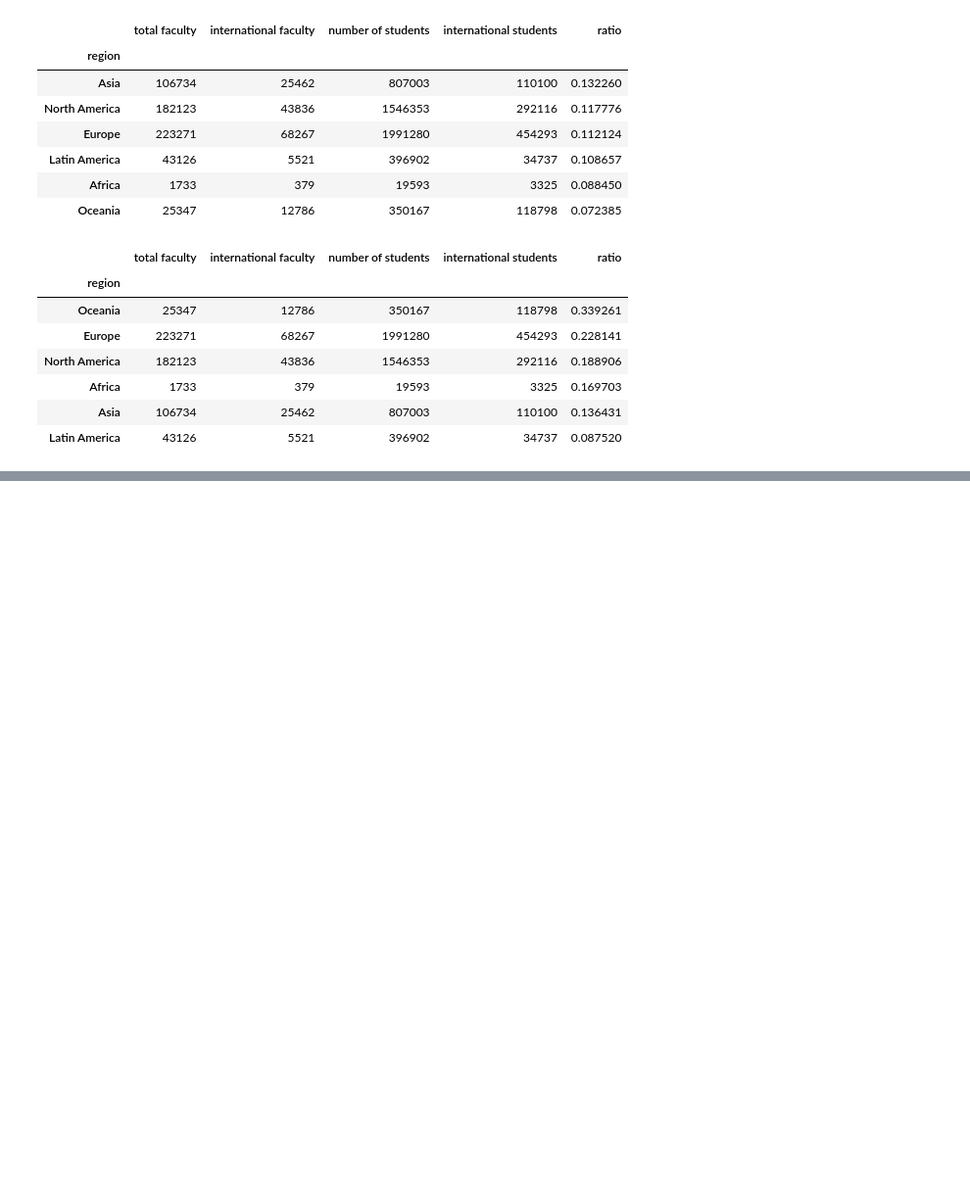
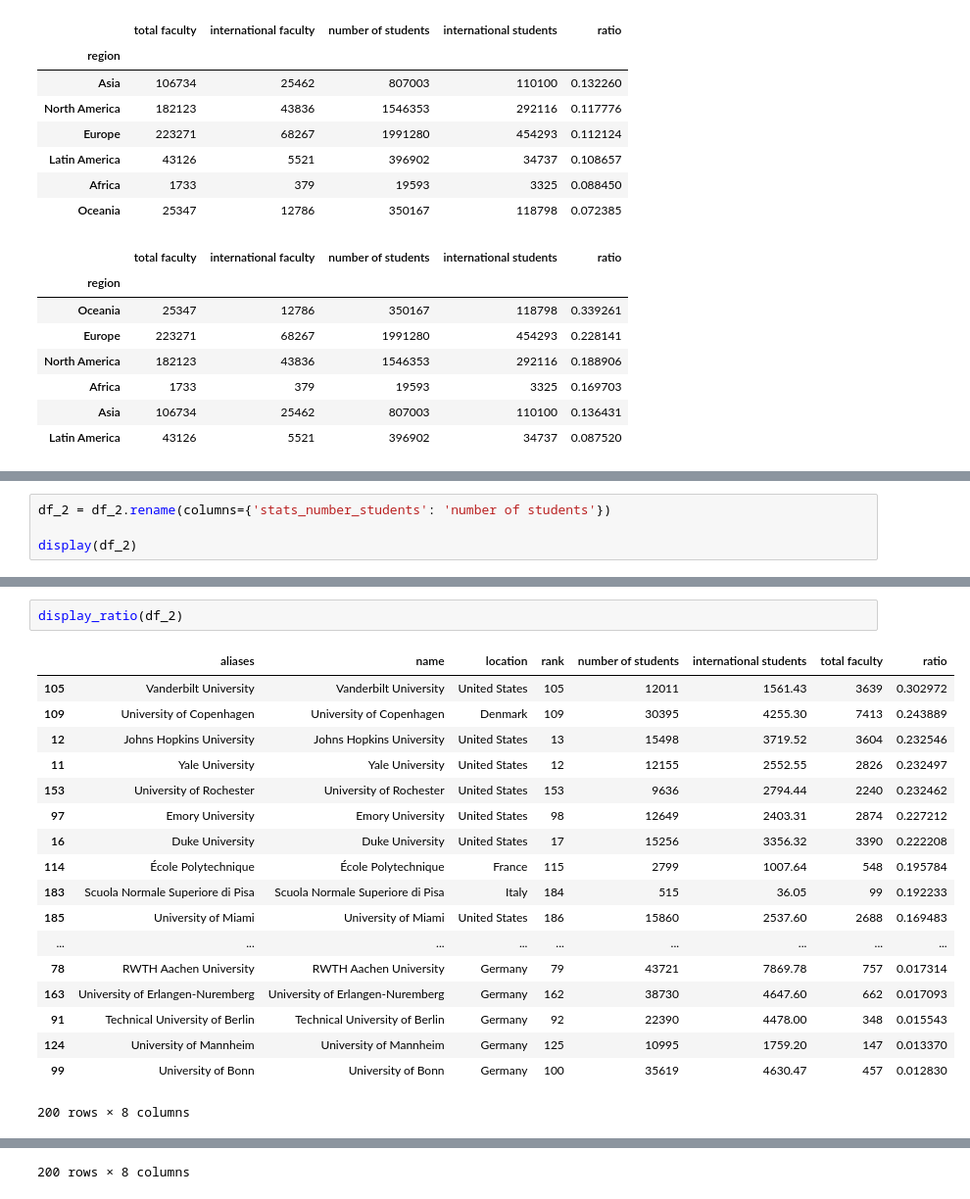
Before and after one commit to lkieliger/adagroup, a Jupyter notebook: hw2/Homework 2.ipynb, the cells around one changed output, grey strips where cells are left out. Shown: that part at 98% size. Drawn from its saved outputs; the diff is of its cells as text; blank space fills up the shorter version.

```diff
--- a/hw2/Homework 2.ipynb
+++ b/hw2/Homework 2.ipynb
@@ -265,0 +333,4 @@ print(end - start)
+# %%
+df_2 = df_2.rename(columns={'stats_number_students': 'number of students'})
+
+display(df_2)
@@ -265,0 +356,21 @@ print(end - start)
+# %%
+display_ratio(df_2)
+# %% [output]
+|  | aliases | name | location | rank | number of students | international students | total faculty | ratio |
+| 105 | Vanderbilt University | Vanderbilt University | United States | 105 | 12011 | 1561.43 | 3639 | 0.302972 |
+| 109 | University of Copenhagen | University of Copenhagen | Denmark | 109 | 30395 | 4255.30 | 7413 | 0.243889 |
+| 12 | Johns Hopkins University | Johns Hopkins University | United States | 13 | 15498 | 3719.52 | 3604 | 0.232546 |
+| 11 | Yale University | Yale University | United States | 12 | 12155 | 2552.55 | 2826 | 0.232497 |
+| 153 | University of Rochester | University of Rochester | United States | 153 | 9636 | 2794.44 | 2240 | 0.232462 |
+| 97 | Emory University | Emory University | United States | 98 | 12649 | 2403.31 | 2874 | 0.227212 |
+| 16 | Duke University | Duke University | United States | 17 | 15256 | 3356.32 | 3390 | 0.222208 |
+| 114 | École Polytechnique | École Polytechnique | France | 115 | 2799 | 1007.64 | 548 | 0.195784 |
+| 183 | Scuola Normale Superiore di Pisa | Scuola Normale Superiore di Pisa | Italy | 184 | 515 | 36.05 | 99 | 0.192233 |
+| 185 | University of Miami | University of Miami | United States | 186 | 15860 | 2537.60 | 2688 | 0.169483 |
+| ... | ... | ... | ... | ... | ... | ... | ... | ... |
+| 78 | RWTH Aachen University | RWTH Aachen University | Germany | 79 | 43721 | 7869.78 | 757 | 0.017314 |
+| 163 | University of Erlangen-Nuremberg | University of Erlangen-Nuremberg | Germany | 162 | 38730 | 4647.60 | 662 | 0.017093 |
+| 91 | Technical University of Berlin | Technical University of Berlin | Germany | 92 | 22390 | 4478.00 | 348 | 0.015543 |
+| 124 | University of Mannheim | University of Mannheim | Germany | 125 | 10995 | 1759.20 | 147 | 0.013370 |
+| 99 | University of Bonn | University of Bonn | Germany | 100 | 35619 | 4630.47 | 457 | 0.012830 |
+200 rows × 8 columns
@@ -265,0 +394 @@ print(end - start)
+200 rows × 8 columns
```
Also changed, not shown: parts of 9 cells of this notebook.
